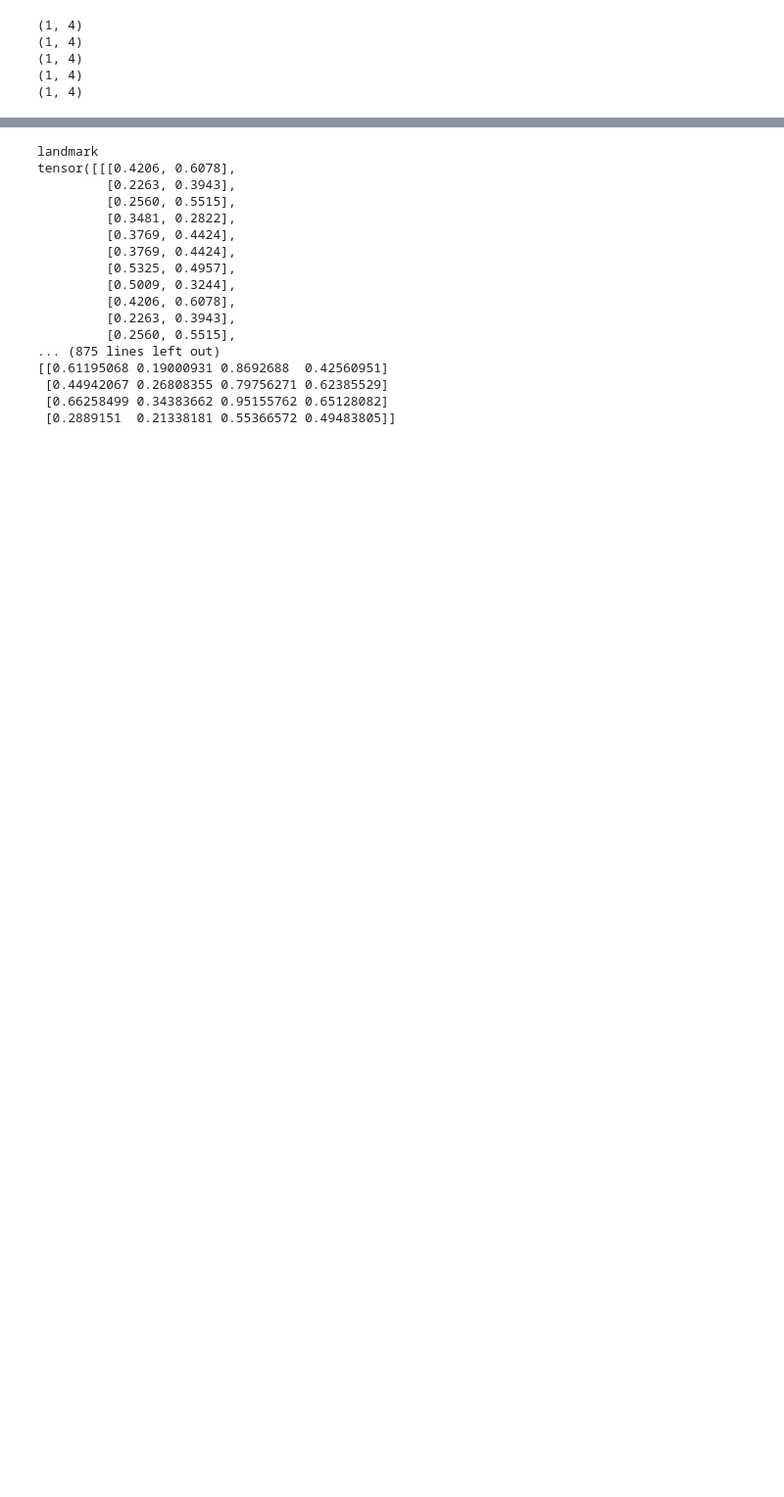
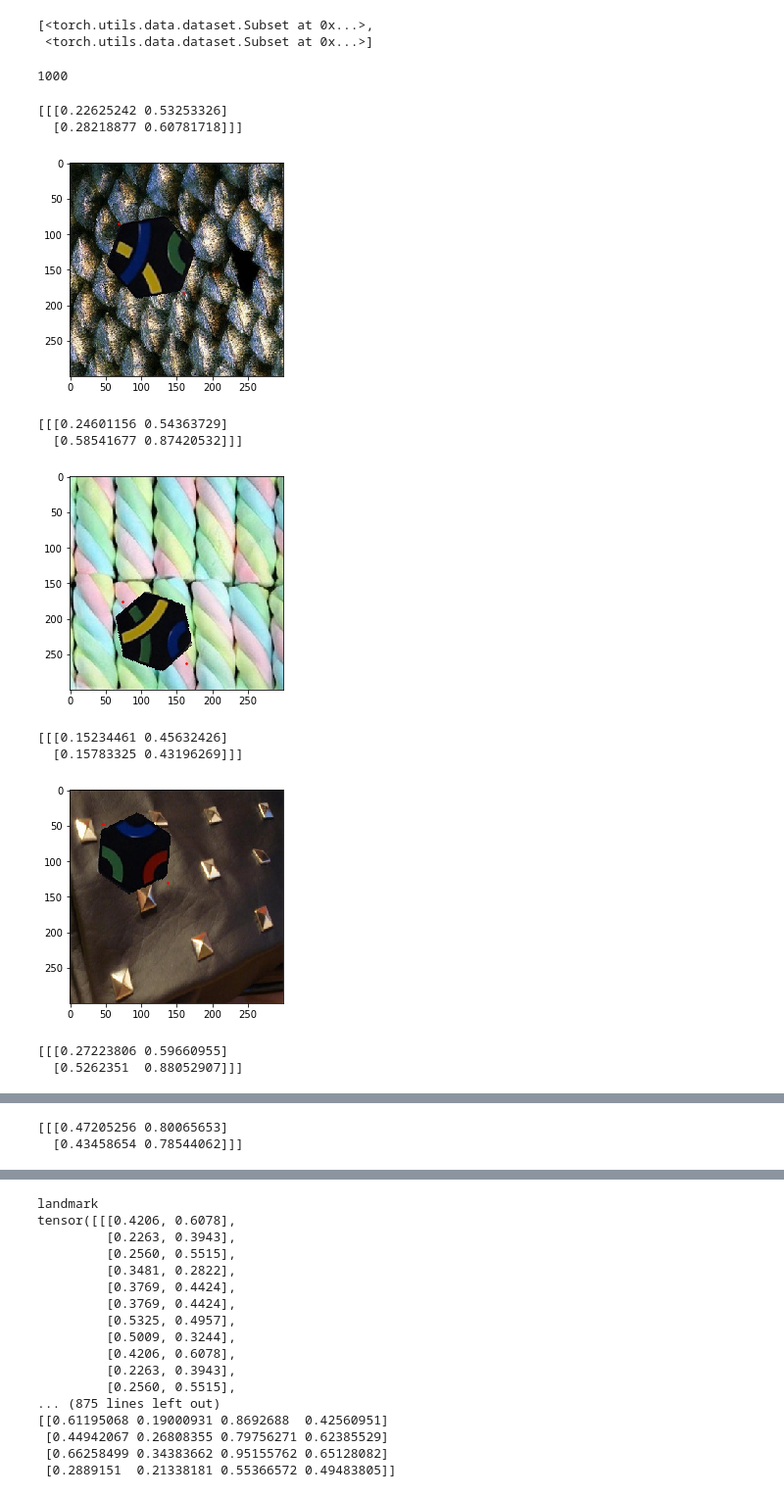
Before and after one commit to mahoyen/tantrix-CV-detect, a Jupyter notebook: computervision-self.ipynb, the cells around one changed output, grey strips where cells are left out. Shown at 98% size. Cells and saved outputs as stored; diff of their text form; code cells hidden in the pictures; blank space fills up the shorter version.

```diff
--- a/computervision-self.ipynb
+++ b/computervision-self.ipynb
@@ -10,7 +10,7 @@ import os
 DRIVE_DIR = "Porsche/tantrix-data/"
 UOB_DIR = "/run/media/mah904/"
 HOME_DIR = "/media/markus/"
-BASE_DIR = HOME_DIR
+BASE_DIR = UOB_DIR
 REPO_DIR = os.path.join(HOME_DIR,DRIVE_DIR)
 
 GRABCUT_DIR = os.path.join(BASE_DIR, "grabcut/")
@@ -22,8 +22,11 @@ kpts_frame = pd.read_csv(labels_fn)
 img_name = kpts_frame.iloc[:, 1]
 kpts = kpts_frame.iloc[:, 2:]
 # %%
-def show_landmarks(image, landmarks):
+def show_landmarks(image, landmarks, trans_func=None, img_size=300):
     """Show image with landmarks"""
+    landmarks = landmarks*img_size
+    if trans_func is not None:
+        image = trans_func(image)
     new_img = image.permute([1,2,0])
     plt.imshow(new_img.int())
     plt.scatter(landmarks[:, 0], landmarks[:, 1], s=10, marker='.', c='r')
@@ -81,6 +84,16 @@ mean = 111.47896697185168
 trans = transforms.Normalize((mean, mean, mean), (std, std, std), inplace=False)
 
 tantrix_DS = TantrixLandmarksDataset(labels_fn, transform = trans)
+split_ind = int(len(tantrix_DS)*0.8)
+dataset_split = torch.utils.data.random_split(tantrix_DS, [split_ind, len(tantrix_DS)-split_ind])
+dataset_split
+# %% [output]
+[<torch.utils.data.dataset.Subset at 0x...>,
+ <torch.utils.data.dataset.Subset at 0x...>]
+# %%
+len(dataset_split[1])
+# %% [output]
+1000
 # %%
 invTrans = transforms.Compose([ transforms.Normalize(mean = [ 0., 0., 0. ],
                                                      std = [ 1/std, 1/std, 1/std ]),
@@ -90,11 +103,19 @@ invTrans = transforms.Compose([ transforms.Normalize(mean = [ 0., 0., 0. ],
 # %%
 for i in range(5):
     sample = tantrix_DS[i]
+    image = sample["image"]
     landmarks = np.array(sample["bb"])
-    print(landmarks.shape)
+    print(landmarks)
+    show_landmarks(image, landmarks, invTrans, 300)
 # %% [output]
-(1, 4)
-(1, 4)
-(1, 4)
-(1, 4)
-(1, 4)
+[[[0.22625242 0.53253326]
+  [0.28218877 0.60781718]]]
+[figure, added]
+[[[0.24601156 0.54363729]
+  [0.58541677 0.87420532]]]
+[figure, added]
+[[[0.15234461 0.45632426]
+  [0.15783325 0.43196269]]]
+[figure, added]
+[[[0.27223806 0.59660955]
+  [0.5262351  0.88052907]]]
@@ -100,0 +123,2 @@ for i in range(5):
+[[[0.47205256 0.80065653]
+  [0.43458654 0.78544062]]]
```
Also changed, not shown: parts of 14 cells of this notebook, 2 other files.
